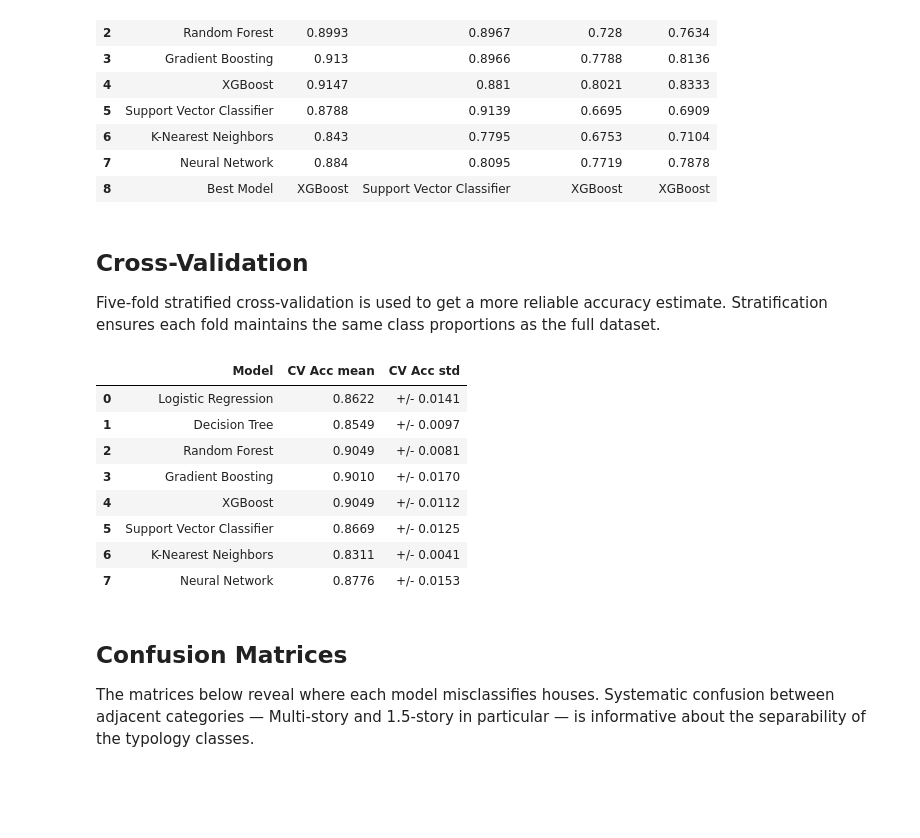
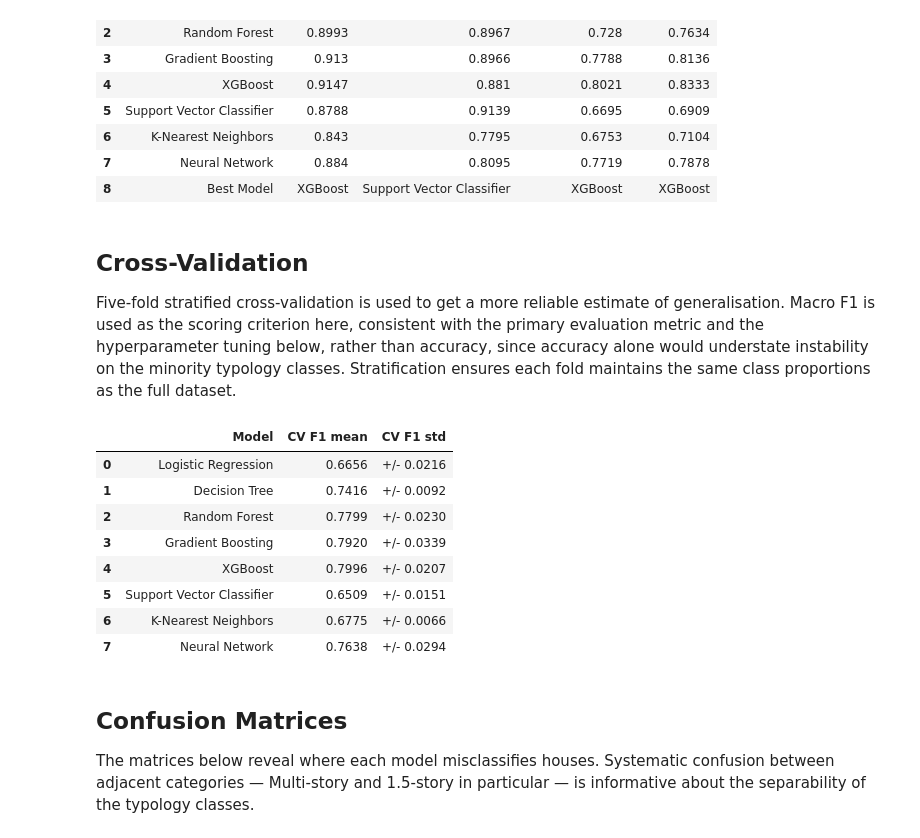
Before and after one commit to Anindo21/ames-housing-analysis, a Jupyter notebook: notebooks/classification.ipynb, the cells around one changed output. Drawn from its saved outputs; the diff is of its cells as text; code cells hidden in the pictures; blank space fills up the shorter version.

```diff
--- a/notebooks/classification.ipynb
+++ b/notebooks/classification.ipynb
@@ -159,34 +159,35 @@ pd.concat([eval_matrix_df, pd.DataFrame([best_row])], ignore_index=True)
 # %% [markdown]
 ## Cross-Validation
 
-Five-fold stratified cross-validation is used to get a more reliable accuracy estimate. Stratification ensures each fold maintains the same class proportions as the full dataset.
+Five-fold stratified cross-validation is used to get a more reliable estimate of generalisation. Macro F1 is used as the scoring criterion here, consistent with the primary evaluation metric and the hyperparameter tuning below, rather than accuracy, since accuracy alone would understate instability on the minority typology classes. Stratification ensures each fold maintains the same class proportions as the full dataset.
 # %%
 cv_results = []
 for name, model in models.items():
     pipe = Pipeline(steps=[('preprocessor', preprocessor_clf), ('model', clone(model))])
     # y_train_clf is stratified by cross_val_score's default StratifiedKFold when
     # the estimator is a classifier, keeping class proportions consistent across
     # folds despite the imbalance between typology classes. Restricted to the
     # training fold only, so the held-out test set stays untouched here too.
-    scores = cross_val_score(pipe, X_train_clf, y_train_clf, cv=5, scoring='accuracy')
+    # macro F1 (not accuracy) to stay consistent with the primary metric and tuning.
+    scores = cross_val_score(pipe, X_train_clf, y_train_clf, cv=5, scoring='f1_macro')
     cv_results.append({
-        'Model':       name,
-        'CV Acc mean': f'{scores.mean():.4f}',
-        'CV Acc std':  f'+/- {scores.std():.4f}',
+        'Model':      name,
+        'CV F1 mean': f'{scores.mean():.4f}',
+        'CV F1 std':  f'+/- {scores.std():.4f}',
     })
 
 cv_results_df = pd.DataFrame(cv_results)
 cv_results_df
 # %% [output]
-|  | Model | CV Acc mean | CV Acc std |
-| 0 | Logistic Regression | 0.8622 | +/- 0.0141 |
-| 1 | Decision Tree | 0.8549 | +/- 0.0097 |
-| 2 | Random Forest | 0.9049 | +/- 0.0081 |
-| 3 | Gradient Boosting | 0.9010 | +/- 0.0170 |
-| 4 | XGBoost | 0.9049 | +/- 0.0112 |
-| 5 | Support Vector Classifier | 0.8669 | +/- 0.0125 |
-| 6 | K-Nearest Neighbors | 0.8311 | +/- 0.0041 |
-| 7 | Neural Network | 0.8776 | +/- 0.0153 |
+|  | Model | CV F1 mean | CV F1 std |
+| 0 | Logistic Regression | 0.6656 | +/- 0.0216 |
+| 1 | Decision Tree | 0.7416 | +/- 0.0092 |
+| 2 | Random Forest | 0.7799 | +/- 0.0230 |
+| 3 | Gradient Boosting | 0.7920 | +/- 0.0339 |
+| 4 | XGBoost | 0.7996 | +/- 0.0207 |
+| 5 | Support Vector Classifier | 0.6509 | +/- 0.0151 |
+| 6 | K-Nearest Neighbors | 0.6775 | +/- 0.0066 |
+| 7 | Neural Network | 0.7638 | +/- 0.0294 |
 # %% [markdown]
 ## Confusion Matrices
 
```
Also changed, not shown: parts of 2 cells of this notebook, 3 other files.
